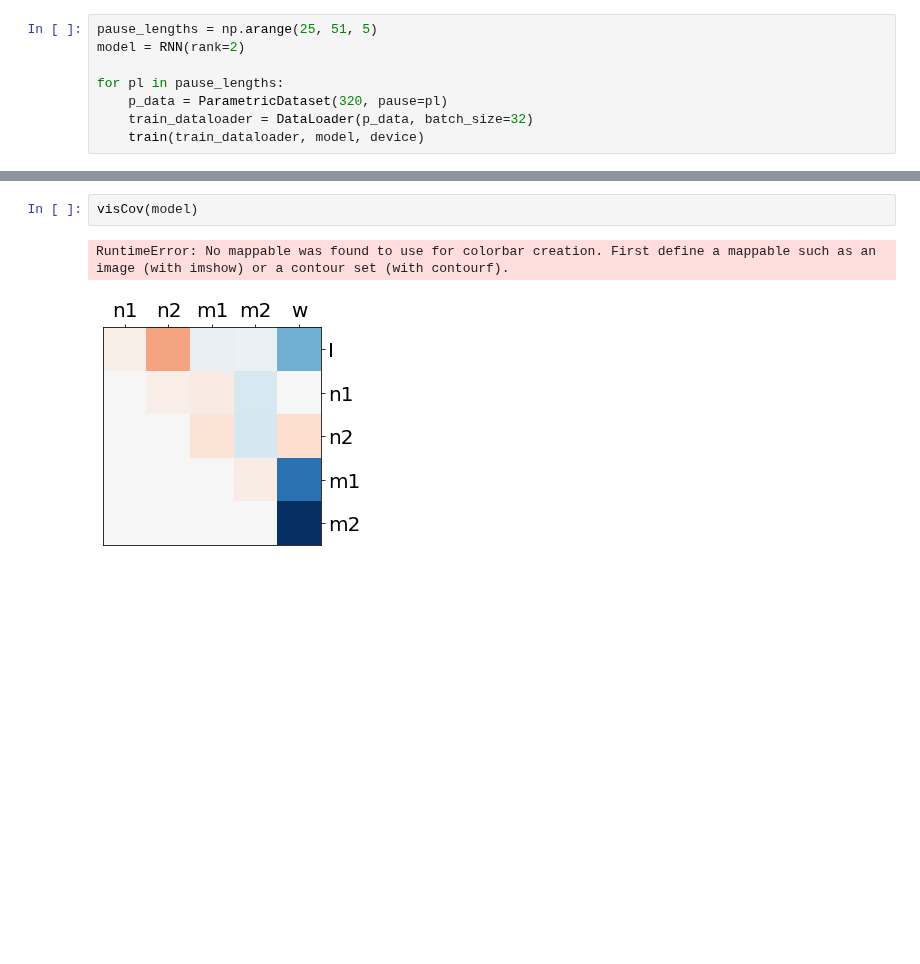
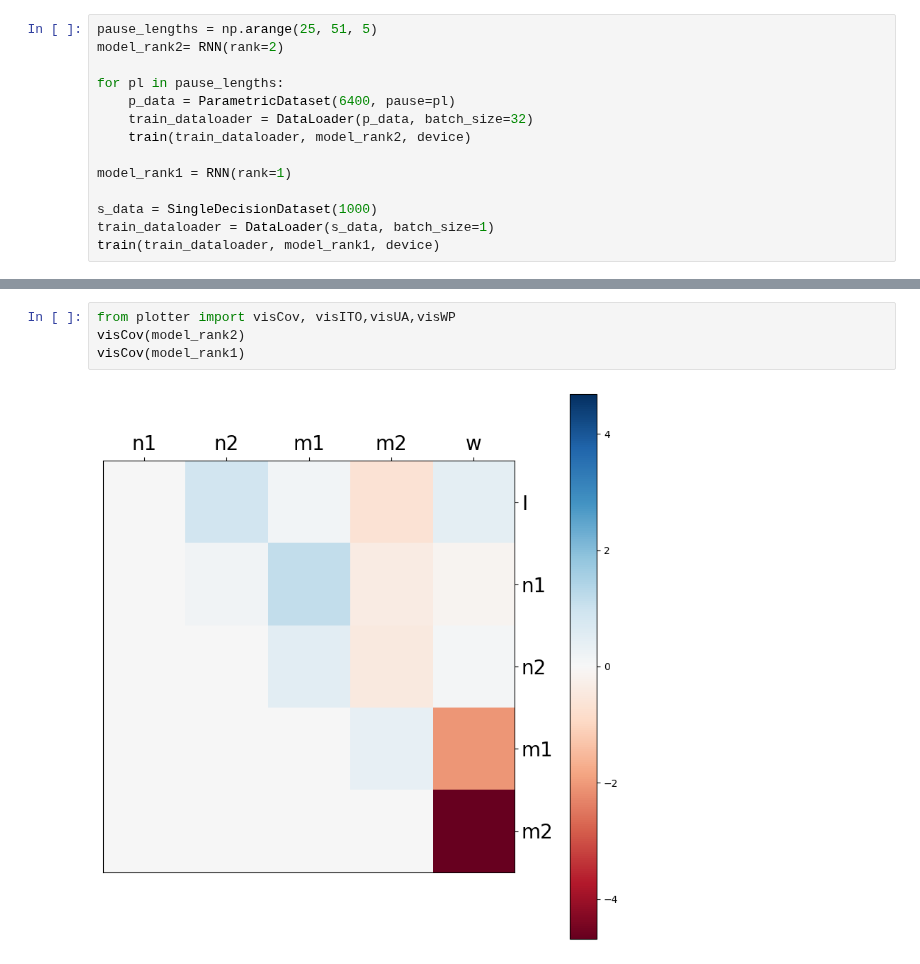
Before and after one commit to Erfan7bt/MHBF, a Jupyter notebook: Projects/ErfanCheck.ipynb, the cells around one changed output, grey strips where cells are left out. Cells and saved outputs as stored; diff of their text form; blank space fills up the shorter version.

Commit message:
complete plotter, covariance, weights vector projection, hidden unit activity, input target output

```diff
--- a/Projects/ErfanCheck.ipynb
+++ b/Projects/ErfanCheck.ipynb
@@ -24,10 +24,16 @@ print(device)
 cpu
 # %%
 pause_lengths = np.arange(25, 51, 5)
-model = RNN(rank=2)
+model_rank2= RNN(rank=2)
 
 for pl in pause_lengths:
-    p_data = ParametricDataset(320, pause=pl)
+    p_data = ParametricDataset(6400, pause=pl)
     train_dataloader = DataLoader(p_data, batch_size=32)
-    train(train_dataloader, model, device)
+    train(train_dataloader, model_rank2, device)
+
+model_rank1 = RNN(rank=1)
+
+s_data = SingleDecisionDataset(1000)
+train_dataloader = DataLoader(s_data, batch_size=1)
+train(train_dataloader, model_rank1, device)
 # %% [output]
@@ -40,5 +57,6 @@ loss: 0.233678  [   32/  320]
-# %%
-visCov(model)
-# %% [output]
-RuntimeError: No mappable was found to use for colorbar creation. First define a mappable such as an image (with imshow) or a contour set (with contourf).
-[figure, removed]
+# %%
+from plotter import visCov, visITO,visUA,visWP
+visCov(model_rank2)
+visCov(model_rank1)
+# %% [output]
+[figure, added]
```
Also changed, not shown: parts of 6 cells of this notebook, 1 other file.
